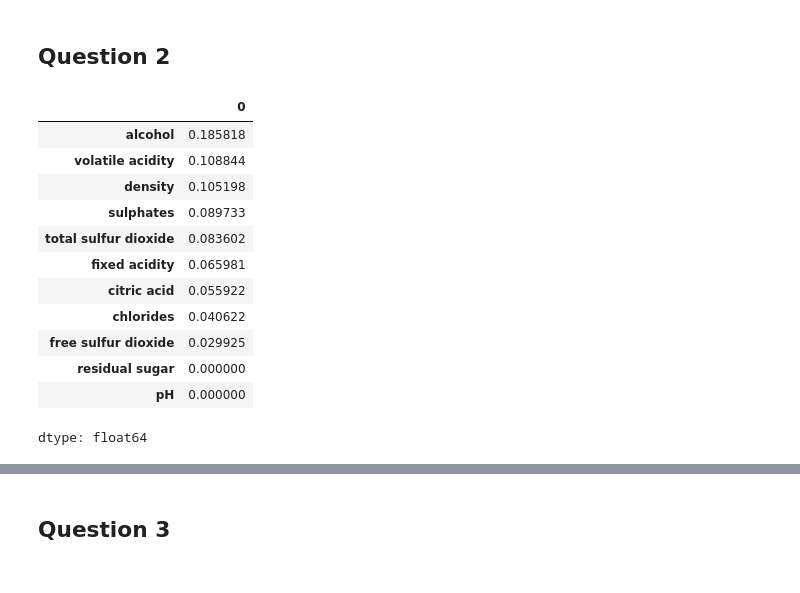
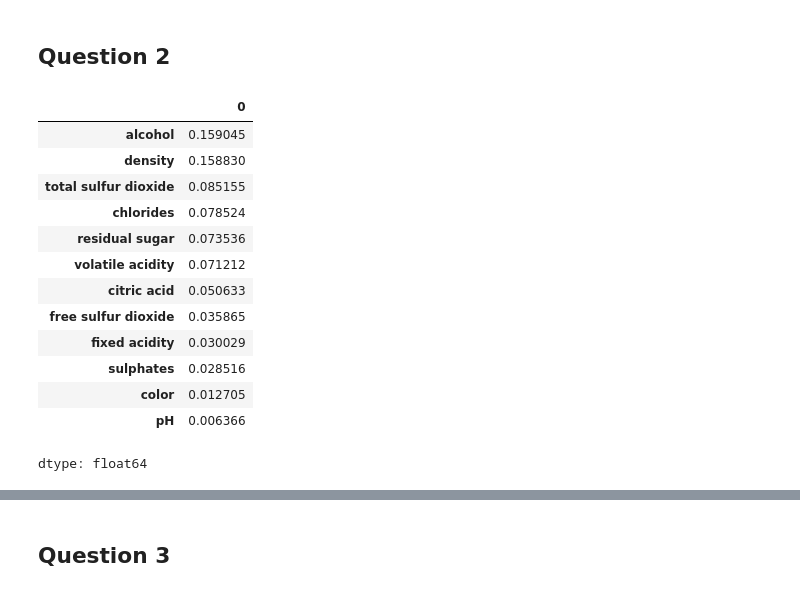
Before and after one commit to stswee/ECE219, a Jupyter notebook: Project_4/ECE219_Project_4_Part1.ipynb, the cells around one changed output, grey strips where cells are left out. Saved outputs shown, nothing was run; the diff lists cells and outputs as text; code cells hidden in the pictures.

```diff
--- a/Project_4/ECE219_Project_4_Part1.ipynb
+++ b/Project_4/ECE219_Project_4_Part1.ipynb
@@ -20,10 +20,19 @@ from sklearn.tree import plot_tree
 # Load in datasets
 df_red = pd.read_csv("winequality-red.csv", sep=";")
 df_white = pd.read_csv("winequality-white.csv", sep=";")
-df_red_ev = df_red.loc[:, df_red.columns != 'quality']
-df_white_ev = df_white.loc[:, df_white.columns != 'quality']
-df_red_quality = df_red.loc[:, df_red.columns == 'quality']
-df_white_quality = df_white.loc[:, df_white.columns == 'quality']
+
+# Add color column (red = 1, white = 0)
+df_white["color"] = 0
+df_red["color"] = 1
+
+# Concatenate dataframes
+df = pd.concat([df_red, df_white])
+
+# Get explanatory variables (all but quality)
+df_ev = df.loc[:, df.columns != 'quality']
+
+# Get quality variable
+df_quality = df.loc[:, df.columns == 'quality']
 # %% [markdown]
 ## Question 1
 # %%
@@ -101,19 +110,25 @@ df_white_ev_scaled = scaler.fit_transform(df_white_ev)
+# %%
+# Standardize features
+scaler = StandardScaler()
+df_ev_scaled = scaler.fit_transform(df_ev)
+df_ev_scaled = pd.DataFrame(df_ev_scaled, columns=df_ev.columns)
 # %%
 # Select features based on mutual information regression
-mi_scores_red = mutual_info_regression(df_red_ev_scaled, df_red_quality)
-mi_scores_red = pd.Series(mi_scores_red, index=df_red_ev.columns)
-mi_scores_red.sort_values(ascending=False)
+mi_scores = mutual_info_regression(df_ev_scaled, df_quality)
+mi_scores = pd.Series(mi_scores, index=df_ev.columns)
+mi_scores.sort_values(ascending=False)
 # %% [output]
 |  | 0 |
-| alcohol | 0.185818 |
-| volatile acidity | 0.108844 |
-| density | 0.105198 |
-| sulphates | 0.089733 |
-| total sulfur dioxide | 0.083602 |
-| fixed acidity | 0.065981 |
-| citric acid | 0.055922 |
-| chlorides | 0.040622 |
-| free sulfur dioxide | 0.029925 |
-| residual sugar | 0.000000 |
-| pH | 0.000000 |
+| alcohol | 0.159045 |
+| density | 0.158830 |
+| total sulfur dioxide | 0.085155 |
+| chlorides | 0.078524 |
+| residual sugar | 0.073536 |
+| volatile acidity | 0.071212 |
+| citric acid | 0.050633 |
+| free sulfur dioxide | 0.035865 |
+| fixed acidity | 0.030029 |
+| sulphates | 0.028516 |
+| color | 0.012705 |
+| pH | 0.006366 |
 dtype: float64
```
Also changed, not shown: parts of 27 cells of this notebook.
